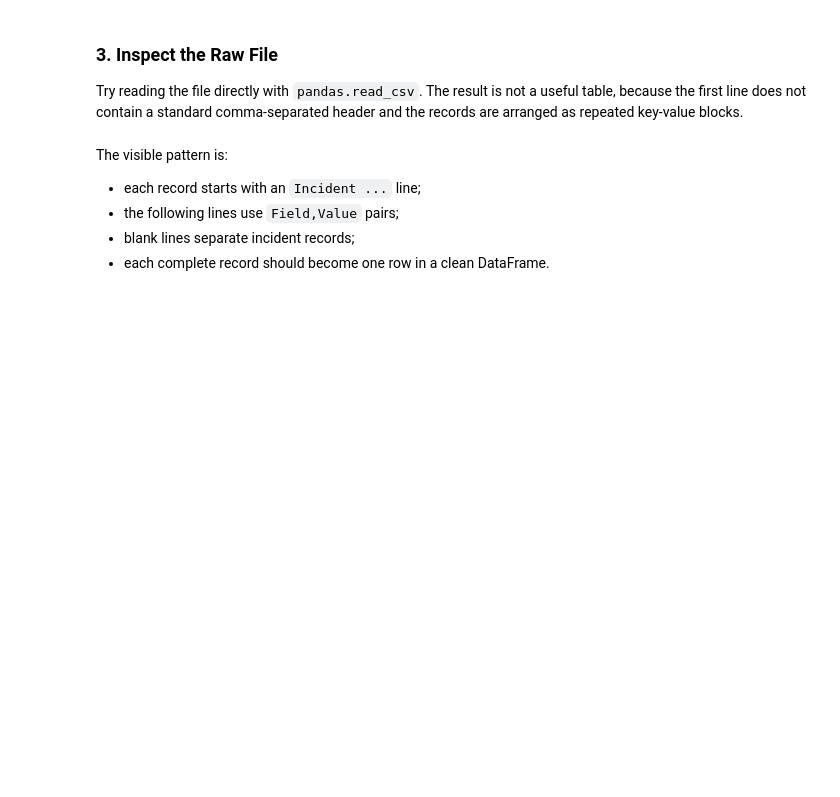
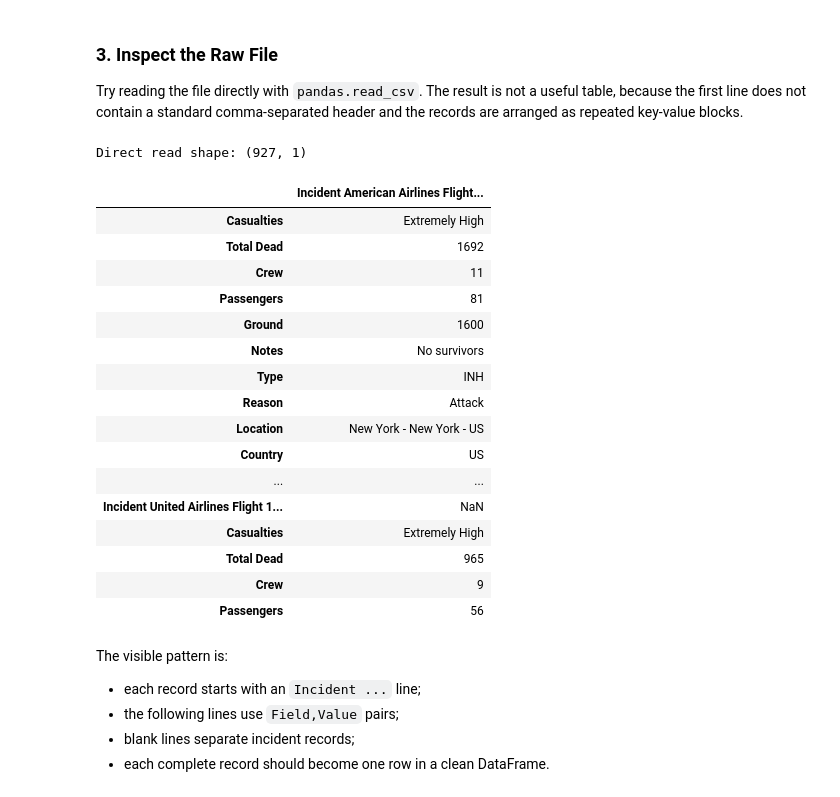
Before and after one commit to rehanalytics/SIT742_Deakin_Modern_Data_Science, a Jupyter notebook: Jupyter/M03-BigData/M03X-DataWrangling-I.ipynb, the cells around one changed output. Cells and saved outputs as stored; diff of their text form; code cells hidden in the pictures; blank space fills up the shorter version.

```diff
--- a/Jupyter/M03-BigData/M03X-DataWrangling-I.ipynb
+++ b/Jupyter/M03-BigData/M03X-DataWrangling-I.ipynb
@@ -166,7 +166,26 @@ Try reading the file directly with `pandas.read_csv`. The result is not a useful
 # %%
 direct_read = pd.read_csv(aircrashes_path)
 print("Direct read shape:", direct_read.shape)
-direct_read.head(8)
+direct_read.head(20)
+# %% [output]
+Direct read shape: (927, 1)
+|  | Incident American Airlines Flight... |
+| Casualties | Extremely High |
+| Total Dead | 1692 |
+| Crew | 11 |
+| Passengers | 81 |
+| Ground | 1600 |
+| Notes | No survivors |
+| Type | INH |
+| Reason | Attack |
+| Location | New York - New York - US |
+| Country | US |
+| ... | ... |
+| Incident United Airlines Flight 1... | NaN |
+| Casualties | Extremely High |
+| Total Dead | 965 |
+| Crew | 9 |
+| Passengers | 56 |
 # %% [markdown]
 The visible pattern is:
 
```
Also changed, not shown: parts of 5 cells of this notebook.
